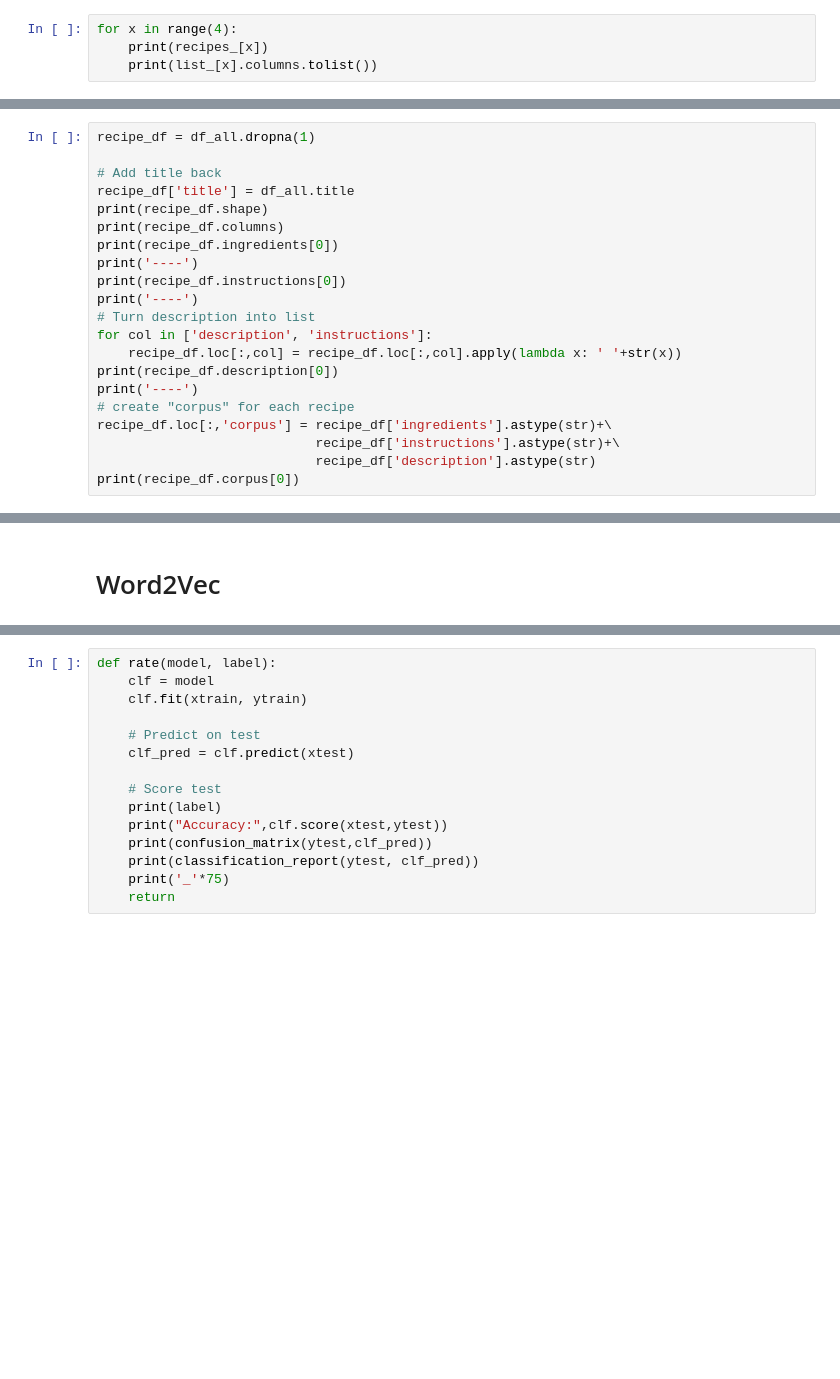
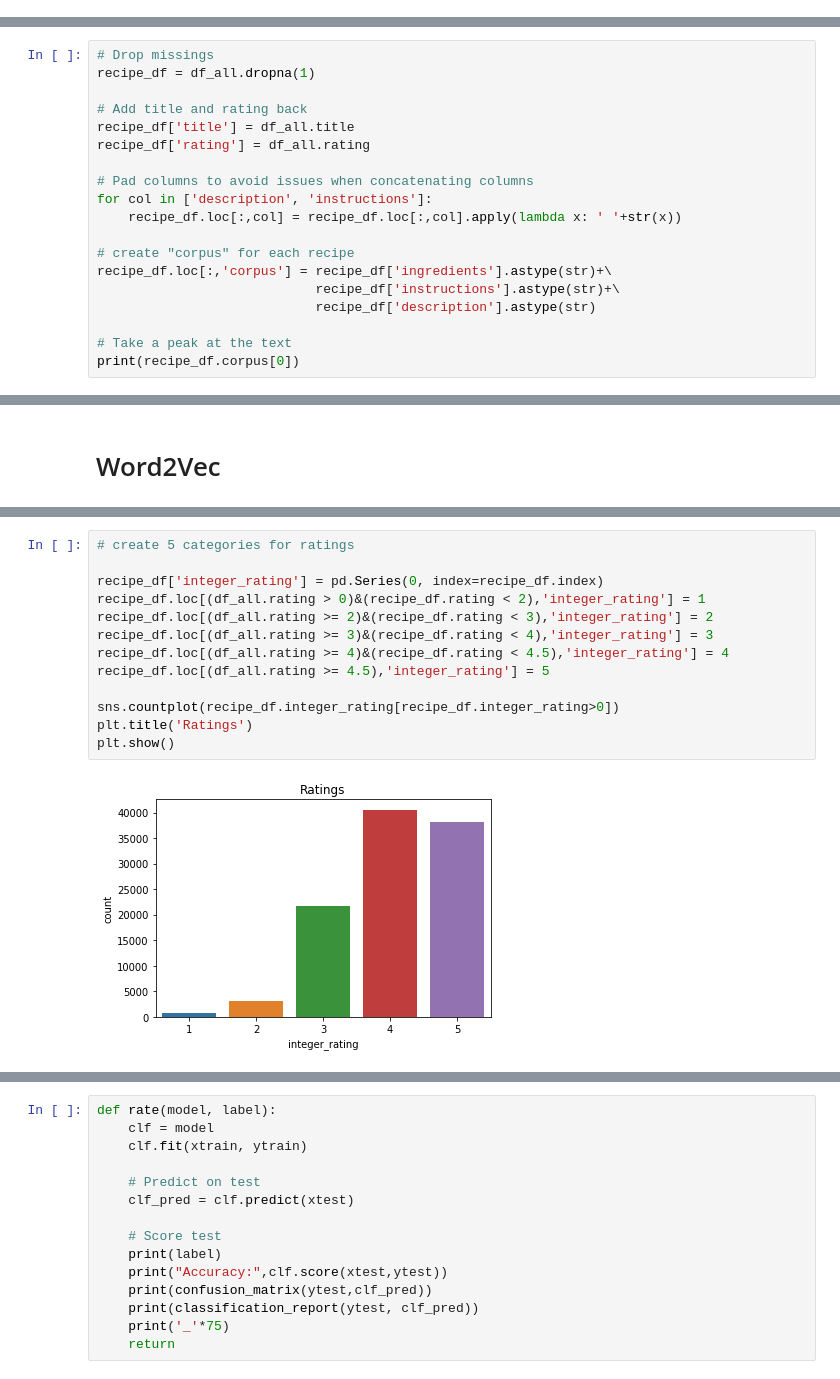
Before and after one commit to CoreyJMiller22791/Thinkful, a Jupyter notebook: Recipe Capstone.ipynb, the cells around one changed output, grey strips where cells are left out. Drawn from its saved outputs; the diff is of its cells as text; blank space fills up the shorter version.

```diff
--- a/Recipe Capstone.ipynb
+++ b/Recipe Capstone.ipynb
@@ -74,4 +81,0 @@ print(col_df.head())
-# %%
-for x in range(4):
-    print(recipes_[x])
-    print(list_[x].columns.tolist())
@@ -515,22 +213,20 @@ Index(['cook_time', 'description', 'ingredients', 'instructions', 'prep_time',
 # %%
+# Drop missings
 recipe_df = df_all.dropna(1)
 
-# Add title back
+# Add title and rating back
 recipe_df['title'] = df_all.title
-print(recipe_df.shape)
-print(recipe_df.columns)
-print(recipe_df.ingredients[0])
-print('----')
-print(recipe_df.instructions[0])
-print('----')
-# Turn description into list
+recipe_df['rating'] = df_all.rating
+
+# Pad columns to avoid issues when concatenating columns
 for col in ['description', 'instructions']:
     recipe_df.loc[:,col] = recipe_df.loc[:,col].apply(lambda x: ' '+str(x))
-print(recipe_df.description[0])
-print('----')
+
 # create "corpus" for each recipe
 recipe_df.loc[:,'corpus'] = recipe_df['ingredients'].astype(str)+\
                             recipe_df['instructions'].astype(str)+\
                             recipe_df['description'].astype(str)
+
+# Take a peak at the text
 print(recipe_df.corpus[0])
 # %% [output]
@@ -1252,0 +750,15 @@ yolk 0.7264999151229858
+# %%
+# create 5 categories for ratings
+
+recipe_df['integer_rating'] = pd.Series(0, index=recipe_df.index)
+recipe_df.loc[(df_all.rating > 0)&(recipe_df.rating < 2),'integer_rating'] = 1
+recipe_df.loc[(df_all.rating >= 2)&(recipe_df.rating < 3),'integer_rating'] = 2
+recipe_df.loc[(df_all.rating >= 3)&(recipe_df.rating < 4),'integer_rating'] = 3
+recipe_df.loc[(df_all.rating >= 4)&(recipe_df.rating < 4.5),'integer_rating'] = 4
+recipe_df.loc[(df_all.rating >= 4.5),'integer_rating'] = 5
+
+sns.countplot(recipe_df.integer_rating[recipe_df.integer_rating>0])
+plt.title('Ratings')
+plt.show()
+# %% [output]
+[figure, added]
```
Also changed, not shown: parts of 77 cells of this notebook.
